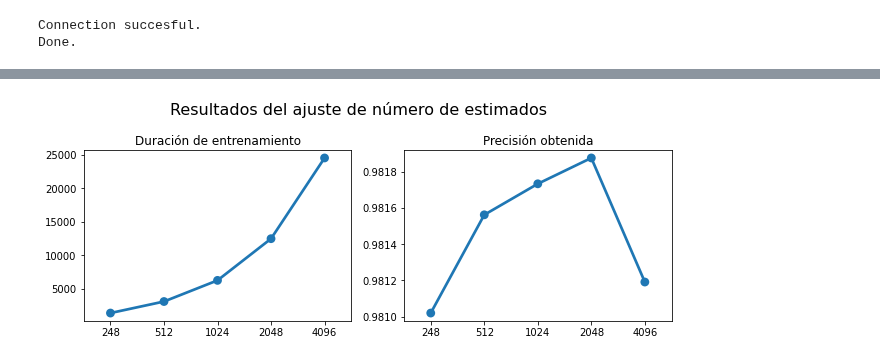
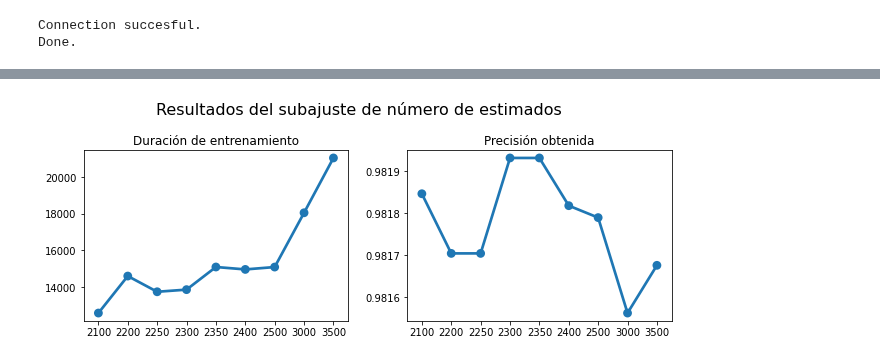
Before and after one commit to Liu-Lc/TwitterTraffic-Pty, a Jupyter notebook: categ_graph.ipynb, the cells around one changed output, grey strips where cells are left out. Drawn from its saved outputs; the diff is of its cells as text; code cells hidden in the pictures.

```diff
--- a/categ_graph.ipynb
+++ b/categ_graph.ipynb
@@ -37,8 +37,8 @@ y = [i for i in classified[['isAccident','isObstacle','isDanger']].values]
 from sklearn.model_selection import train_test_split
 X_train1, X_test1, y_train1, y_test1 = train_test_split(X11, y, test_size=0.2, random_state=0)
 # %%
-with open('moresume1', 'rb') as fl:
+with open('moresume1-1', 'rb') as fl:
     moresume1 = pickle.load(fl)
 # %%
-resume1 = pd.DataFrame(moresume0)
+resume1 = pd.DataFrame(moresume1)
 resume1.to_csv('resume1.csv')
@@ -45,22 +60,25 @@ resume1.to_csv('resume1.csv')
+# %%
+res = resume1.drop(index=7,axis=0).sort_values(0)
+res.to_csv('resume1-1.csv')
 # %%
-xs = [i[0] for i in moresume0]
-ys = [i[1] for i in moresume0]
-zs = [i[2] for i in moresume0]
-
 plt.figure(figsize=(9,3.5))
-plt.suptitle('Resultados del ajuste de número de estimados', fontsize=16)
+plt.suptitle('Resultados del subajuste de número de estimados', fontsize=16)
 plt.subplot(1, 2, 1)
-sns.pointplot(x=xs, y=ys)
+sns.pointplot(x=0, y=1, data=res)
 plt.title('Duración de entrenamiento')
-plt.xticks(range(len(xs)), xs)
+# plt.xticks(range(len(xs)), xs)
+plt.xlabel(None)
+plt.ylabel(None)
 plt.subplot(1, 2, 2)
-sns.pointplot(x=xs, y=zs)
+sns.pointplot(x=0, y=2, data=res)
 plt.title('Precisión obtenida')
-plt.xticks(range(len(xs)), xs)
+# plt.xticks(range(len(xs)), xs)
+plt.xlabel(None)
+plt.ylabel(None)
 plt.tight_layout()
 plt.show()
 # %% [output]
-[figure, old version]
+[figure, new version]
 # %%
 with open('moarr0', 'rb') as fl:
     moarr0 = pickle.load(fl)
```
Also changed, not shown: parts of 1 cell of this notebook, 1 other file.
